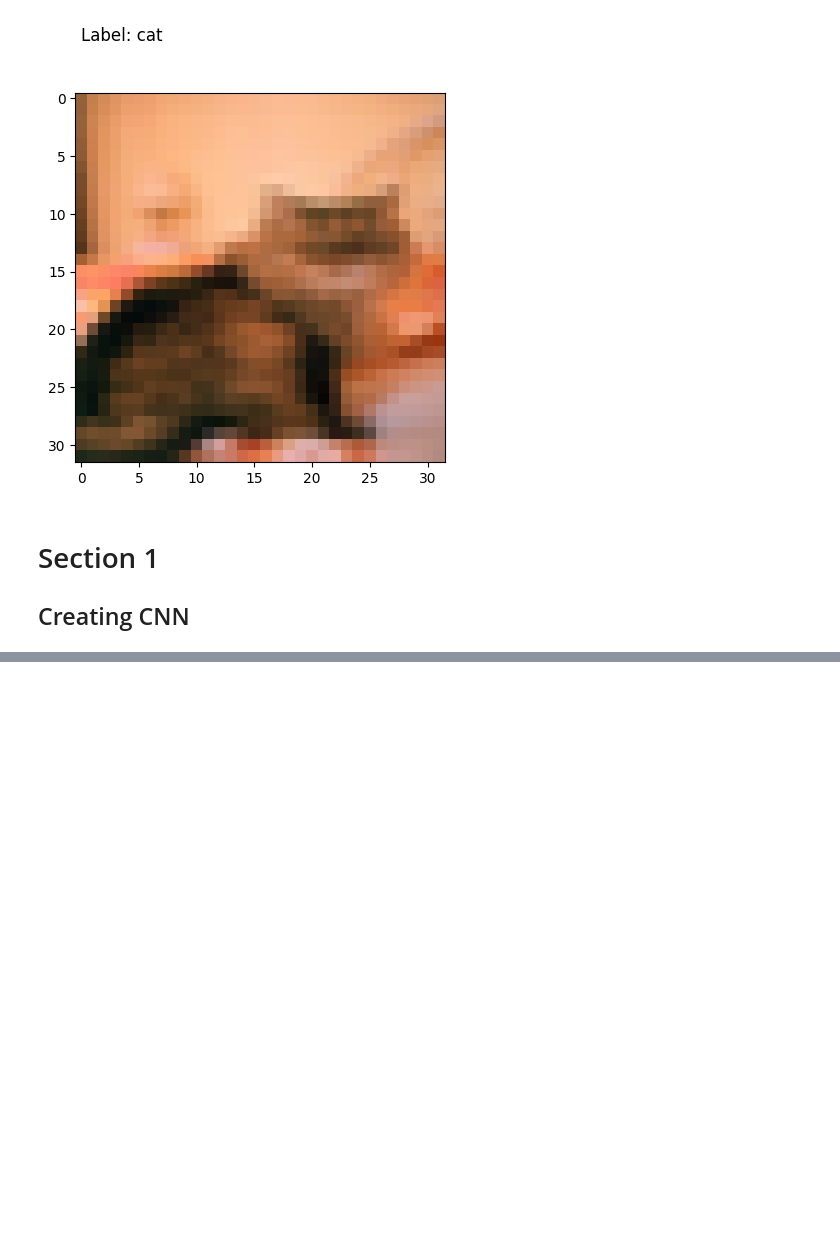
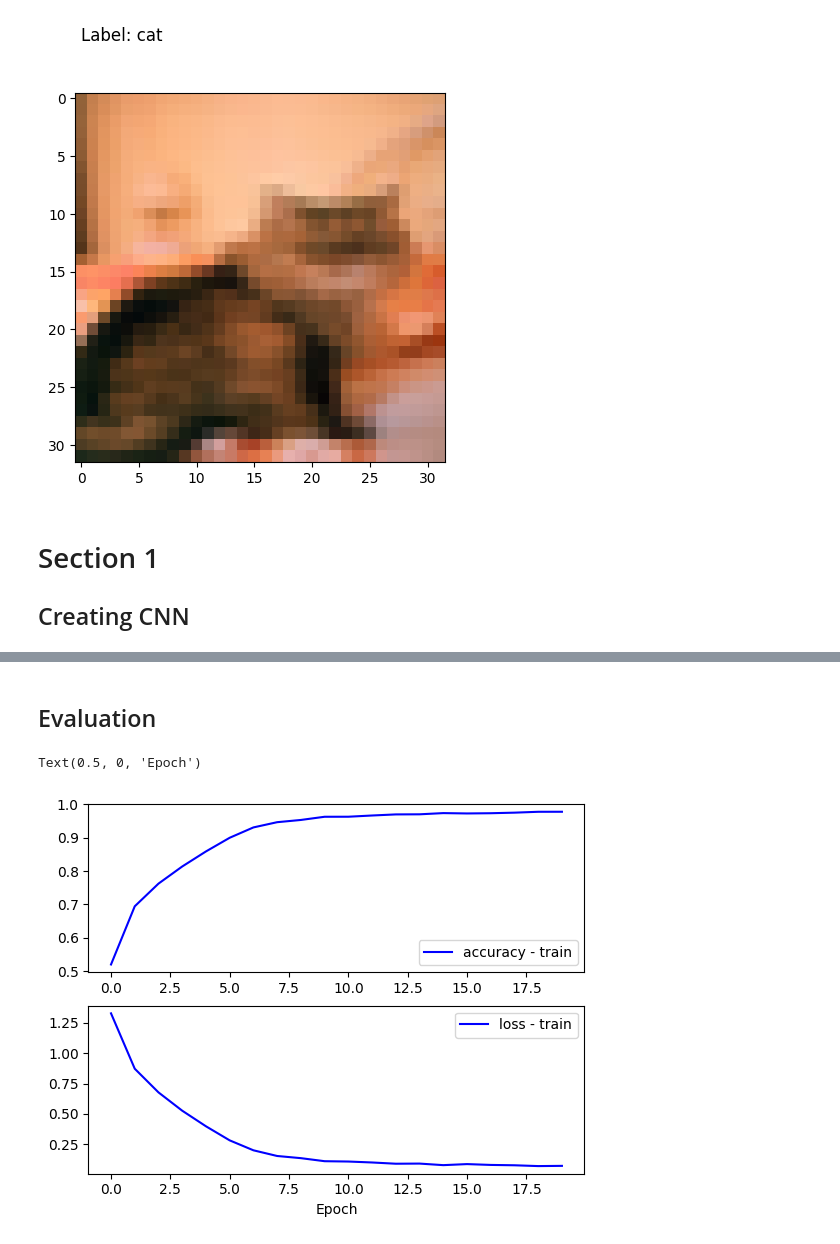
Before and after one commit to alimrn001/AI-CA5, a Jupyter notebook: Phase-2/CA5-P2.ipynb, the cells around one changed output, grey strips where cells are left out. Drawn from its saved outputs; the diff is of its cells as text; code cells hidden in the pictures; blank space fills up the shorter version.

```diff
--- a/Phase-2/CA5-P2.ipynb
+++ b/Phase-2/CA5-P2.ipynb
@@ -165,0 +172,15 @@ Epoch 20/20
+# %% [markdown]
+## Evaluation
+# %%
+figure, ax = plt.subplots(2,1)
+
+ax[0].plot(log.history['accuracy'], color='b', label="accuracy - train")
+legend = ax[0].legend()
+# ax[0].set_xlabel('Epoch')
+
+ax[1].plot(log.history['loss'], color='b', label="loss - train")
+legend = ax[1].legend()
+ax[1].set_xlabel('Epoch')
+# %% [output]
+Text(0.5, 0, 'Epoch')
+[figure, added]
```
Also changed, not shown: parts of 4 cells of this notebook.
